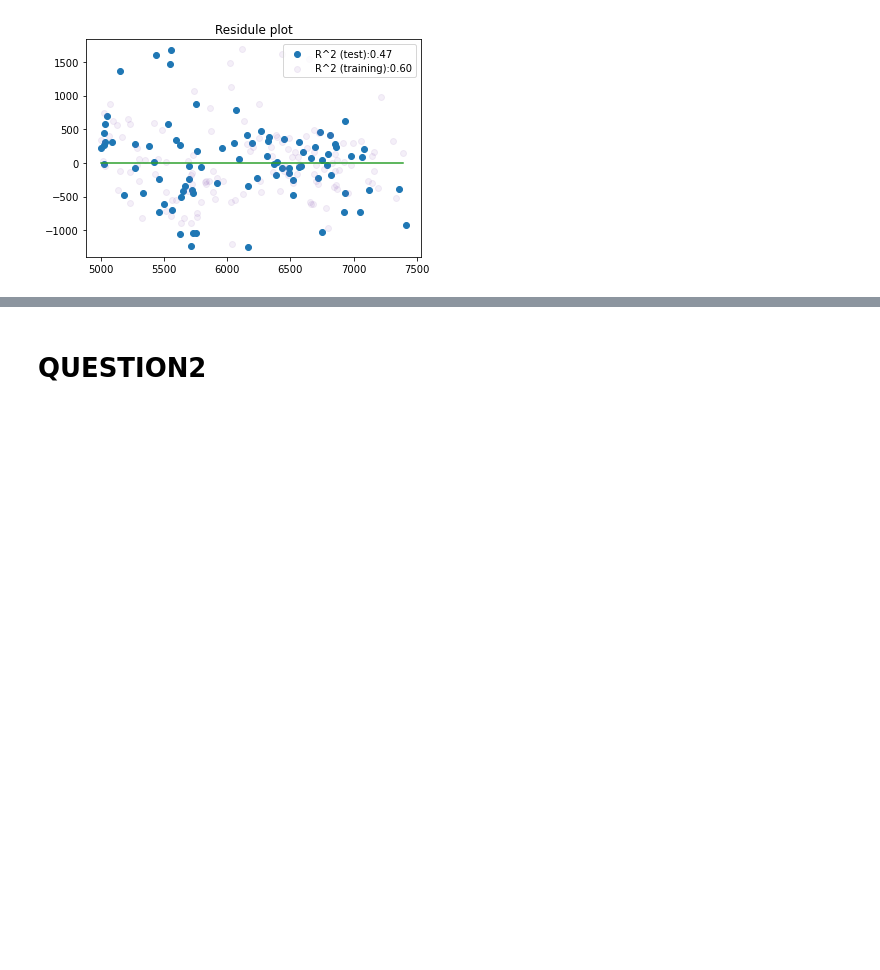
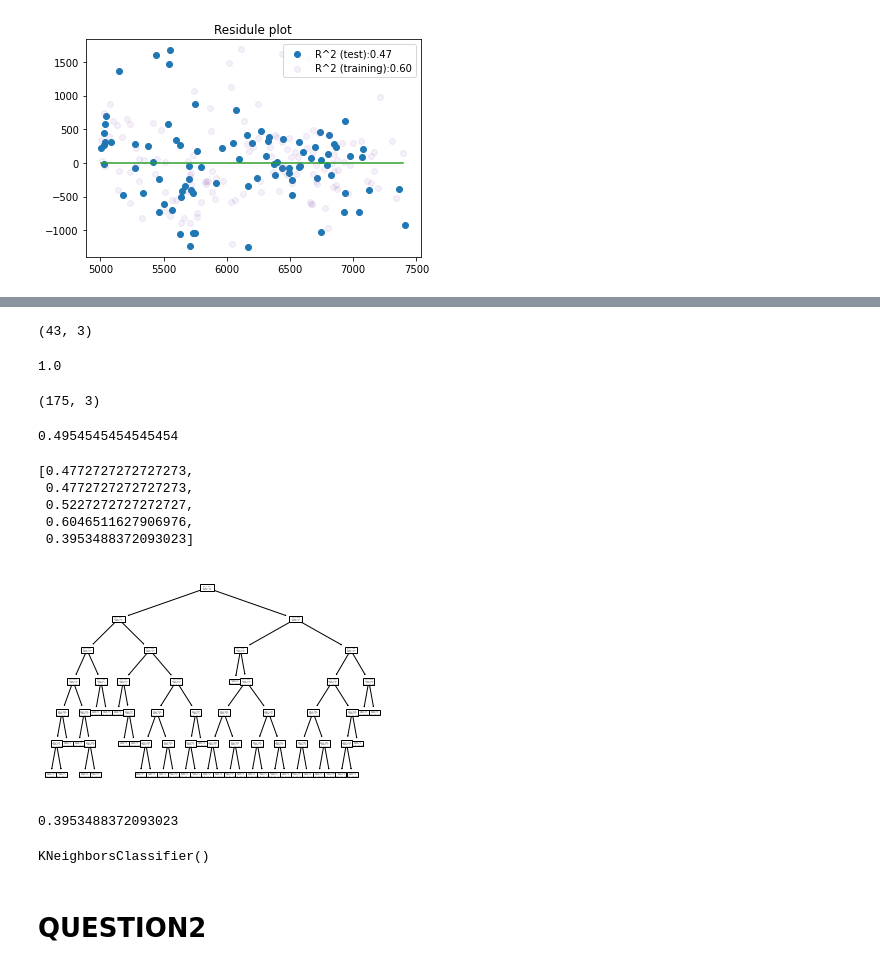
Before and after one commit to smbayat11/Assignment2_Group9, a Jupyter notebook: A2-Group9_2_metafile.ipynb, the cells around one changed output, grey strips where cells are left out. Saved outputs shown, nothing was run; the diff lists cells and outputs as text; code cells hidden in the pictures; blank space fills up the shorter version.

```diff
--- a/A2-Group9_2_metafile.ipynb
+++ b/A2-Group9_2_metafile.ipynb
@@ -957,8 +848,7 @@ plt.show()
 
 X = MergeData[['Diff_temp_/day(°C)']]
 y = MergeData['MAXDEMAND']
-
-X_train, X_test, y_train, y_test = train_test_split(X, y, test_size=0.2, random_state=42)
+X_train, X_test, y_train, y_test = train_test_split(X, y, test_size=0.10,train_size = 0.90, random_state=42)
 
 lm = linear_model.LinearRegression()
 model = lm.fit(X_train, y_train)
@@ -992,0 +932,34 @@ Coefficient of determination (training): 0.56
+# %%
+X_test.shape
+# %% [output]
+(43, 3)
+# %%
+pca.explained_variance_ratio_.sum()
+# %% [output]
+1.0
+# %%
+ X_train.shape
+# %% [output]
+(175, 3)
+# %%
+sum(acc_score)/k
+# %% [output]
+0.4954545454545454
+# %%
+acc_score
+# %% [output]
+[0.4772727272727273,
+ 0.4772727272727273,
+ 0.5227272727272727,
+ 0.6046511627906976,
+ 0.3953488372093023]
+# %%
+tree.plot_tree(dt)
+plt.show()
+# %% [output]
+[figure, added]
+# %%
+#step 4 : Evaluation, (accuracy, precision recall)
+print(accuracy_score(y_test, y_pred))
+# %% [output]
+0.3953488372093023
@@ -993,3 +968,7 @@ Coefficient of determination (training): 0.56
+# %%
+knn.fit(X_train, y_train)
+# %% [output]
+KNeighborsClassifier()
 # %% [markdown]
 # QUESTION2
 # %%
```
Also changed, not shown: parts of 41 cells of this notebook.
